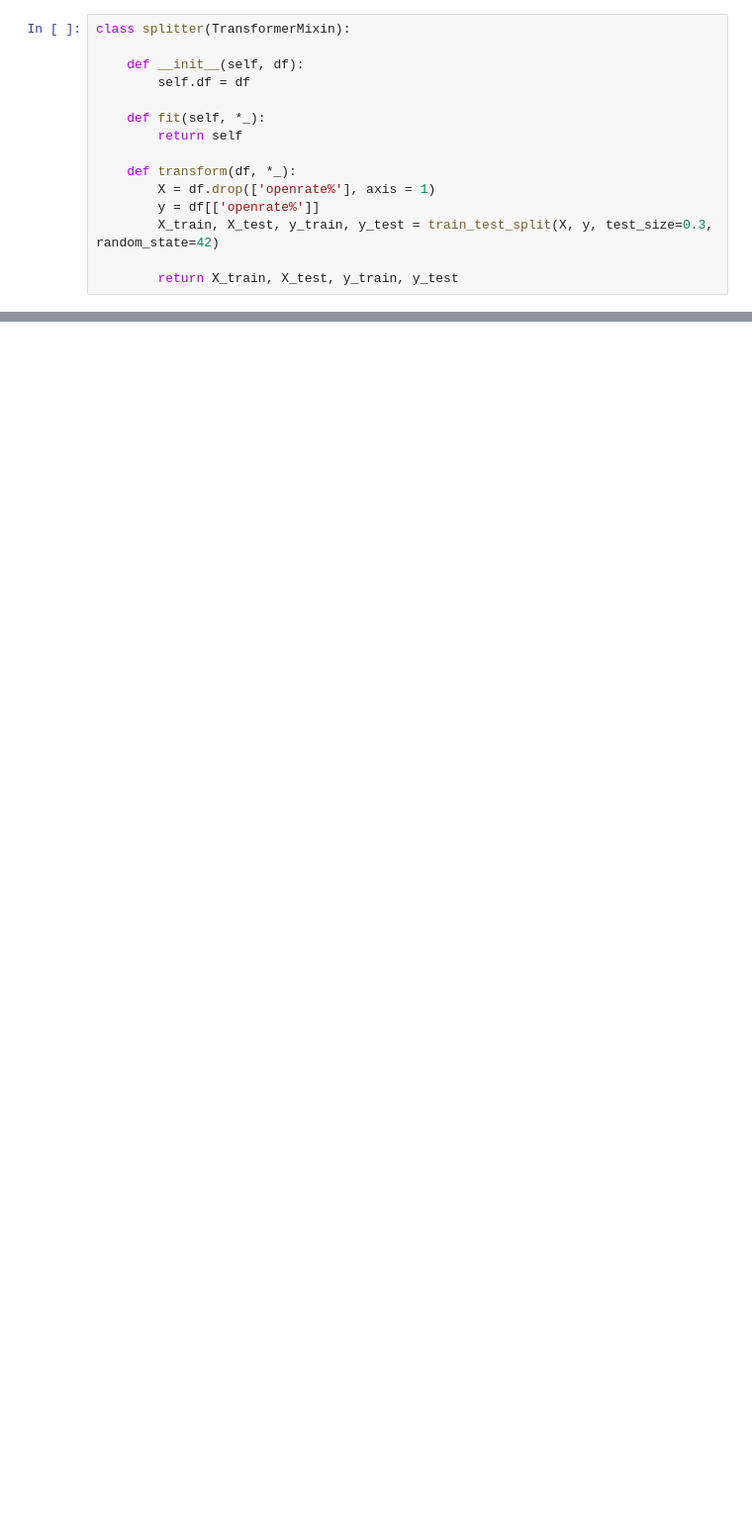
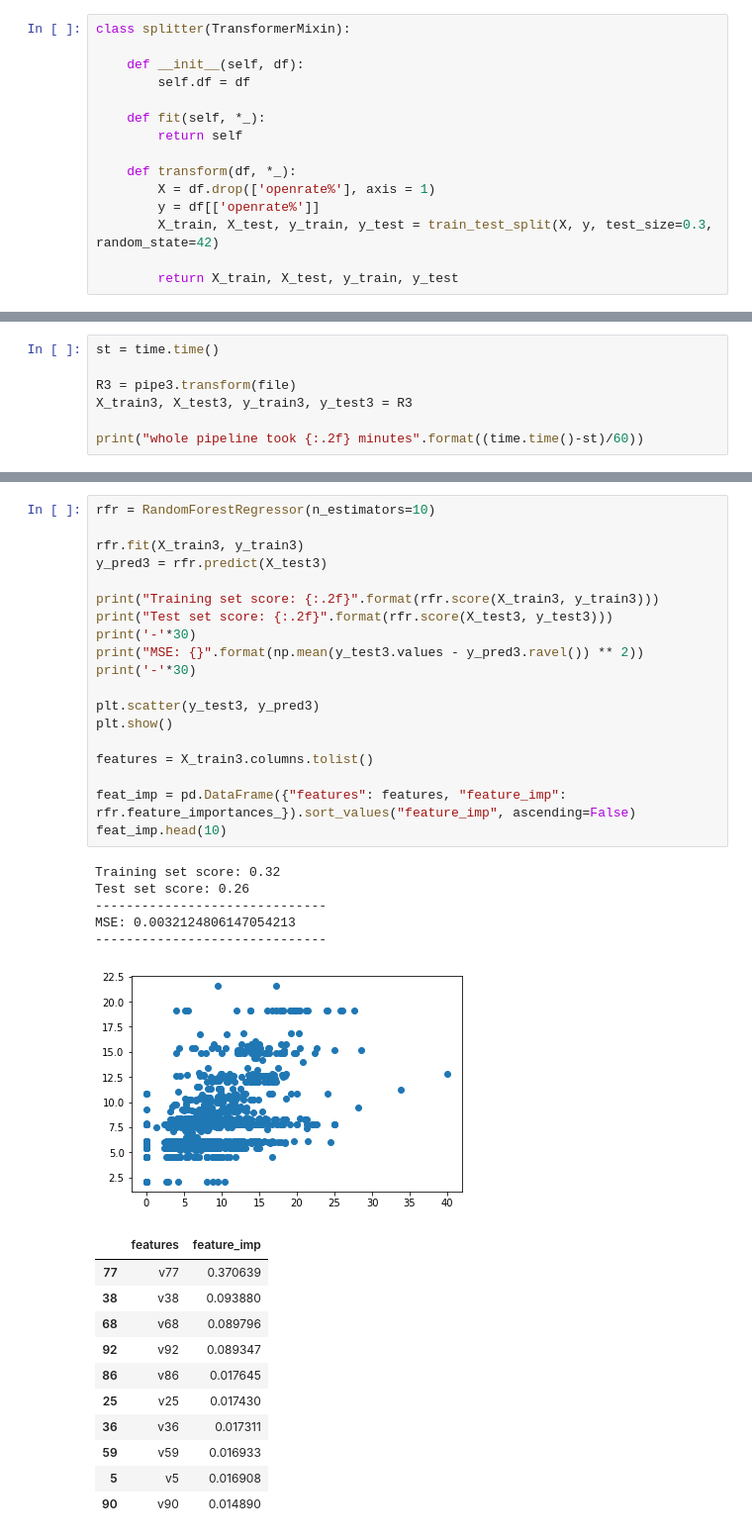
Before and after one commit to aman3loq/project_saral, a Jupyter notebook: SARAL_regressor.ipynb, the cells around one changed output, grey strips where cells are left out. Shown at 99% size. Drawn from its saved outputs; the diff is of its cells as text; blank space fills up the shorter version.

```diff
--- a/SARAL_regressor.ipynb
+++ b/SARAL_regressor.ipynb
@@ -242,0 +376,7 @@ plt.show()
+# %%
+st = time.time()
+
+R3 = pipe3.transform(file)
+X_train3, X_test3, y_train3, y_test3 = R3
+
+print("whole pipeline took {:.2f} minutes".format((time.time()-st)/60))
@@ -242,0 +386,37 @@ plt.show()
+# %%
+rfr = RandomForestRegressor(n_estimators=10)
+
+rfr.fit(X_train3, y_train3)
+y_pred3 = rfr.predict(X_test3)
+
+print("Training set score: {:.2f}".format(rfr.score(X_train3, y_train3)))
+print("Test set score: {:.2f}".format(rfr.score(X_test3, y_test3)))
+print('-'*30)
+print("MSE: {}".format(np.mean(y_test3.values - y_pred3.ravel()) ** 2))
+print('-'*30)
+
+plt.scatter(y_test3, y_pred3)
+plt.show()
+
+features = X_train3.columns.tolist()
+
+feat_imp = pd.DataFrame({"features": features, "feature_imp": rfr.feature_importances_}).sort_values("feature_imp", ascending=False)
+feat_imp.head(10)
+# %% [output]
+Training set score: 0.32
+Test set score: 0.26
+------------------------------
+MSE: 0.0032124806147054213
+------------------------------
+[figure, added]
+|  | features | feature_imp |
+| 77 | v77 | 0.370639 |
+| 38 | v38 | 0.093880 |
+| 68 | v68 | 0.089796 |
+| 92 | v92 | 0.089347 |
+| 86 | v86 | 0.017645 |
+| 25 | v25 | 0.017430 |
+| 36 | v36 | 0.017311 |
+| 59 | v59 | 0.016933 |
+| 5 | v5 | 0.016908 |
+| 90 | v90 | 0.014890 |
```
Also changed, not shown: parts of 16 cells of this notebook.
